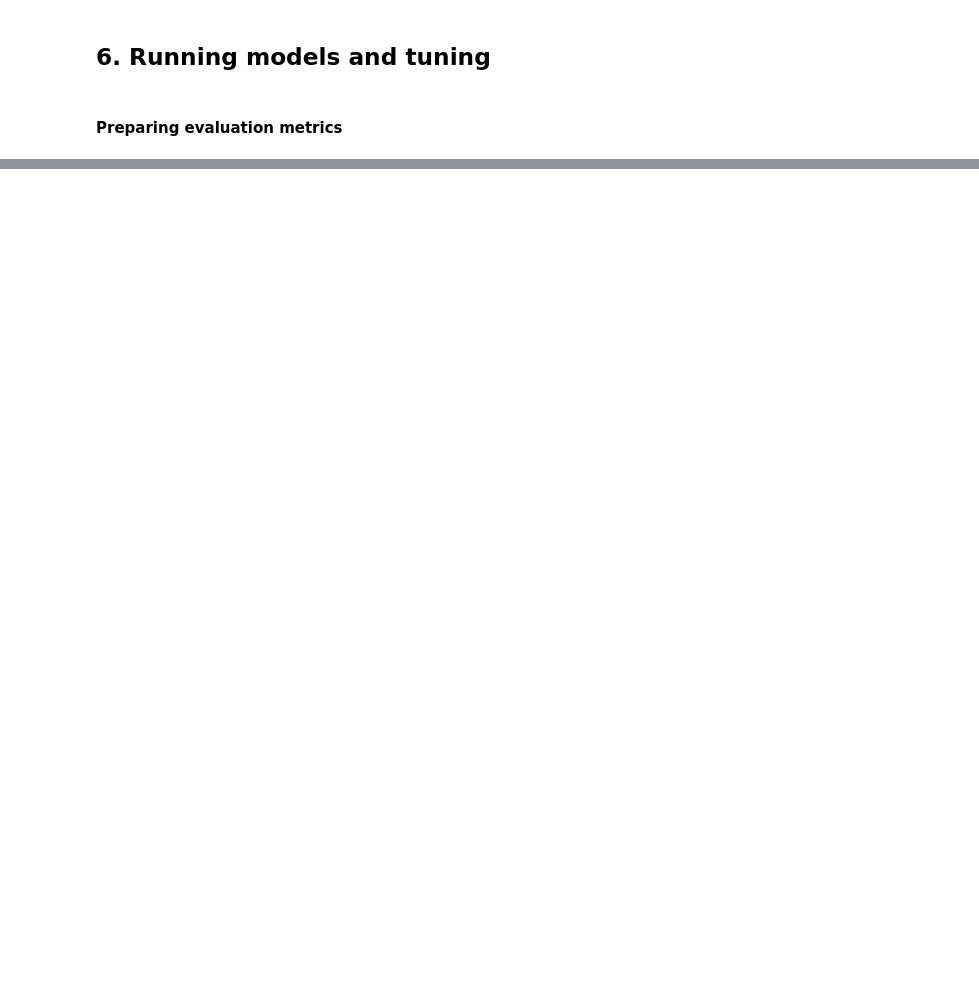
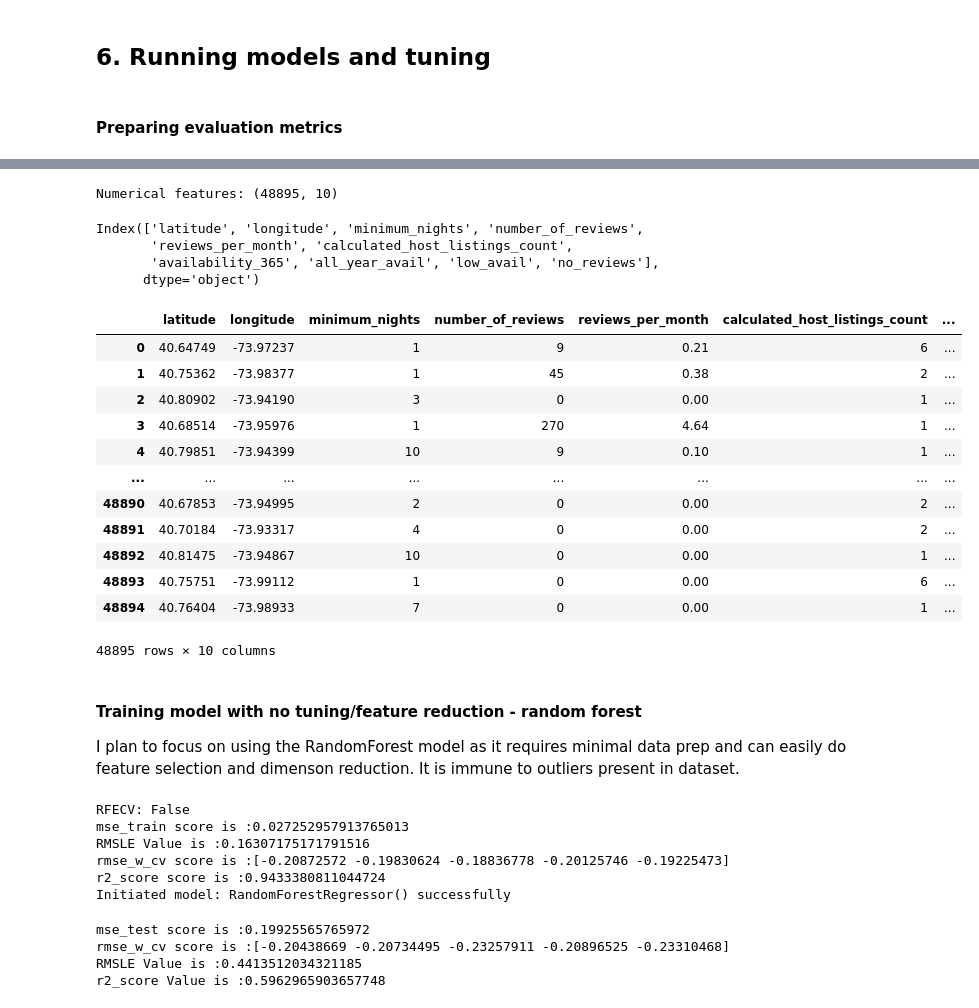
Before and after one commit to JoshRodz027/Airbnb_price_optimization, a Jupyter notebook: EDA.ipynb, the cells around one changed output, grey strips where cells are left out. Drawn from its saved outputs; the diff is of its cells as text; code cells hidden in the pictures; blank space fills up the shorter version.

Commit message:
Completed model

```diff
--- a/EDA.ipynb
+++ b/EDA.ipynb
@@ -577 +603,32 @@ evaluator = ModelEvaluator()
+# %%
+numerical_features =  df.select_dtypes(exclude=['object'])
+numerical_features = numerical_features.drop(['price'], axis=1)
+print('Numerical features: {}'.format(numerical_features.shape))
+numerical_features.columns
+# %% [output]
+Numerical features: (48895, 10)
+Index(['latitude', 'longitude', 'minimum_nights', 'number_of_reviews',
+       'reviews_per_month', 'calculated_host_listings_count',
+       'availability_365', 'all_year_avail', 'low_avail', 'no_reviews'],
+      dtype='object')
+# %%
+numerical_features
+# %% [output]
+|  | latitude | longitude | minimum_nights | number_of_reviews | reviews_per_month | calculated_host_listings_count | ... |
+| 0 | 40.64749 | -73.97237 | 1 | 9 | 0.21 | 6 | ... |
+| 1 | 40.75362 | -73.98377 | 1 | 45 | 0.38 | 2 | ... |
+| 2 | 40.80902 | -73.94190 | 3 | 0 | 0.00 | 1 | ... |
+| 3 | 40.68514 | -73.95976 | 1 | 270 | 4.64 | 1 | ... |
+| 4 | 40.79851 | -73.94399 | 10 | 9 | 0.10 | 1 | ... |
+| ... | ... | ... | ... | ... | ... | ... | ... |
+| 48890 | 40.67853 | -73.94995 | 2 | 0 | 0.00 | 2 | ... |
+| 48891 | 40.70184 | -73.93317 | 4 | 0 | 0.00 | 2 | ... |
+| 48892 | 40.81475 | -73.94867 | 10 | 0 | 0.00 | 1 | ... |
+| 48893 | 40.75751 | -73.99112 | 1 | 0 | 0.00 | 6 | ... |
+| 48894 | 40.76404 | -73.98933 | 7 | 0 | 0.00 | 1 | ... |
+48895 rows × 10 columns
+# %% [markdown]
+#### Training model with no tuning/feature reduction - random forest
+
+I plan to focus on using the RandomForest model as it requires minimal data prep and can easily do feature selection and dimenson reduction. It is immune to outliers present in dataset.
 # %%
@@ -582,0 +642,16 @@ for Model in [LinearRegression, Ridge, Lasso, ElasticNet, RandomForestRegressor,
+# %%
+train_mse_train , train_rmse_w_cv , train_r_sqr, train_rmsle = model.train(params,x_train, y_train)
+# %% [output]
+RFECV: False
+mse_train score is :0.027252957913765013
+RMSLE Value is :0.16307175171791516
+rmse_w_cv score is :[-0.20872572 -0.19830624 -0.18836778 -0.20125746 -0.19225473]
+r2_score score is :0.9433380811044724
+Initiated model: RandomForestRegressor() successfully
+# %%
+test_mse_train , test_rmse_w_cv , test_r_sqr, test_rmsle = model.evaluate(x_test, y_test)
+# %% [output]
+mse_test score is :0.19925565765972
+rmse_w_cv score is :[-0.20438669 -0.20734495 -0.23257911 -0.20896525 -0.23310468]
+RMSLE Value is :0.4413512034321185
+r2_score Value is :0.5962965903657748
```
Also changed, not shown: parts of 21 cells of this notebook, 4 other files.
